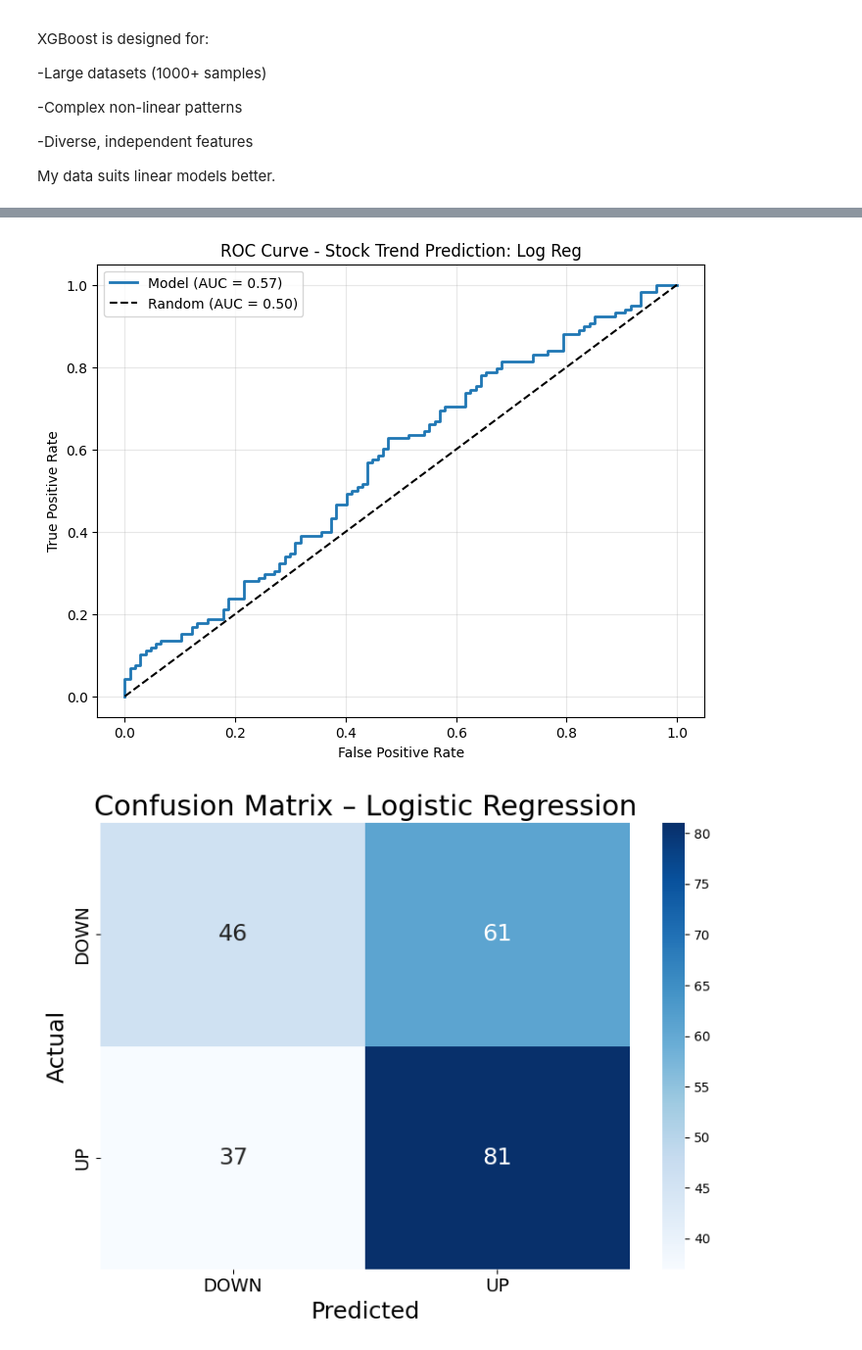
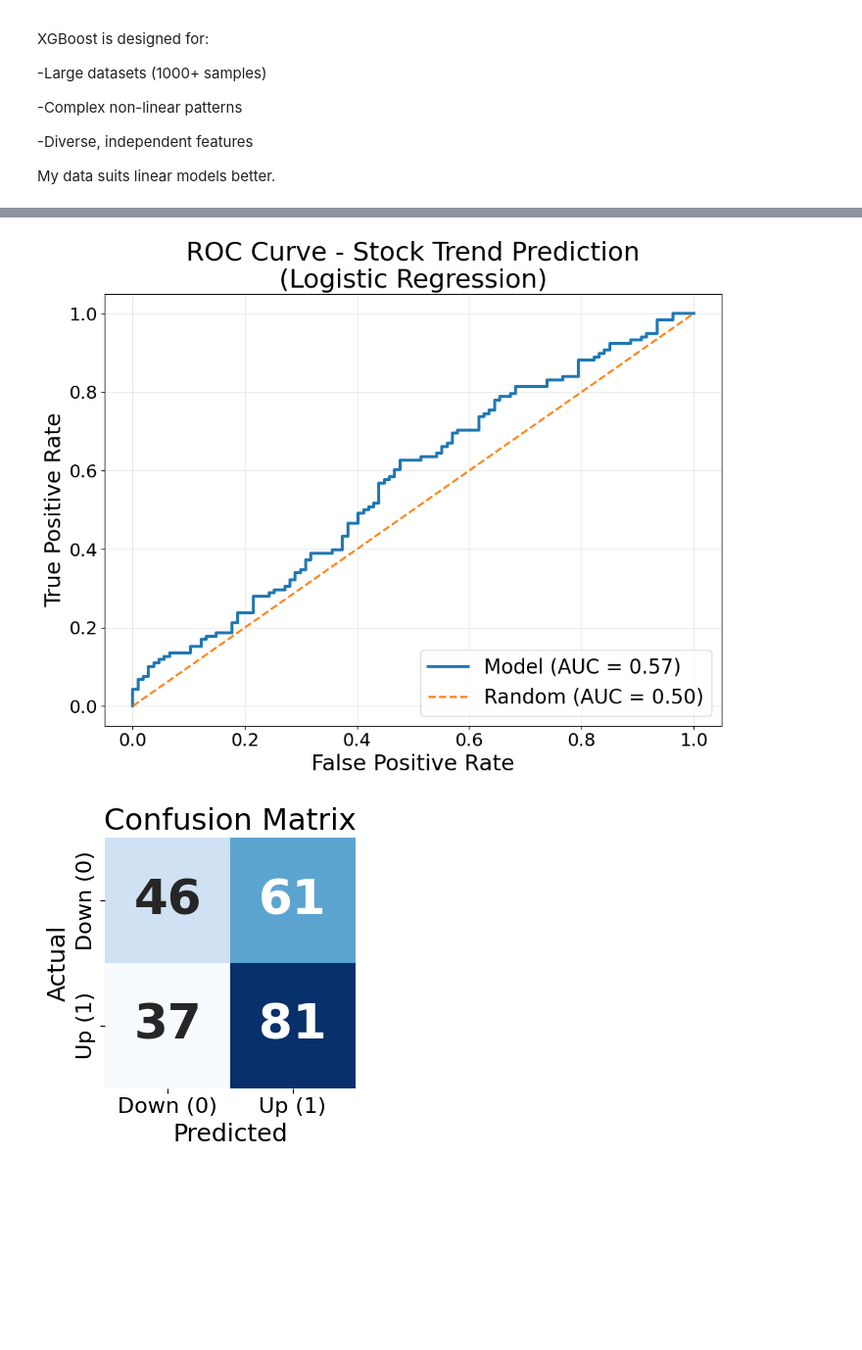
Before and after one commit to bgoodman90/Tesla_Stock_Prediction_Project, a Jupyter notebook: tesla_stock_prediction.ipynb, the cells around one changed output, grey strips where cells are left out. Shown at 98% size. Cells and saved outputs as stored; diff of their text form; code cells hidden in the pictures; blank space fills up the shorter version.

Commit message:
Updated files and created presentation.

```diff
--- a/tesla_stock_prediction.ipynb
+++ b/tesla_stock_prediction.ipynb
@@ -576,6 +576,18 @@ weighted avg       0.54      0.54      0.54       225
 # %%
 from sklearn.metrics import roc_curve, auc
 import matplotlib.pyplot as plt
+
+# -----------------------------
+# Global font scaling
+# -----------------------------
+plt.rcParams.update({
+    'font.size': 18,          # base font
+    'axes.titlesize': 26,     # title
+    'axes.labelsize': 22,     # axis labels
+    'xtick.labelsize': 18,    # x ticks
+    'ytick.labelsize': 18,    # y ticks
+    'legend.fontsize': 20     # legend
+})
 
 # Get predicted probabilities
 y_prob = clf.predict_proba(X_test_scaled)[:, 1]
@@ -584,52 +596,76 @@ y_prob = clf.predict_proba(X_test_scaled)[:, 1]
 fpr, tpr, thresholds = roc_curve(y_test, y_prob)
 roc_auc = auc(fpr, tpr)
 
+# -----------------------------
 # Plot
-plt.figure(figsize=(8, 6))
-plt.plot(fpr, tpr, label=f'Model (AUC = {roc_auc:.2f})', linewidth=2)
-plt.plot([0, 1], [0, 1], 'k--', label='Random (AUC = 0.50)')
+# -----------------------------
+plt.figure(figsize=(10, 8))  # larger canvas
+
+plt.plot(
+    fpr,
+    tpr,
+    linewidth=3,
+    label=f'Model (AUC = {roc_auc:.2f})'
+)
+
+plt.plot(
+    [0, 1],
+    [0, 1],
+    linestyle='--',
+    linewidth=2,
+    label='Random (AUC = 0.50)'
+)
+
 plt.xlabel('False Positive Rate')
 plt.ylabel('True Positive Rate')
-plt.title('ROC Curve - Stock Trend Prediction: Log Reg')
-plt.legend()
+plt.title('ROC Curve - Stock Trend Prediction\n(Logistic Regression)')
+
+plt.legend(loc='lower right')
 plt.grid(alpha=0.3)
+
+plt.tight_layout()
 plt.savefig('output_plots/roc_curve.png', dpi=300)
 plt.show()
 # %% [output]
-[figure, old version]
+[figure, new version]
 # %%
 import seaborn as sns
 import matplotlib.pyplot as plt
 from sklearn.metrics import confusion_matrix
 
 # Predictions
 y_pred = (y_prob > 0.5).astype(int)
 
-# Confusion matrix
+# Compute confusion matrix
 cm = confusion_matrix(y_test, y_pred)
 
-# Plot
-plt.figure(figsize=(8, 6))
+plt.figure(figsize=(5, 4))  # compact so boxes stay small
 
-sns.heatmap(
+ax = sns.heatmap(
     cm,
     annot=True,
     fmt='d',
     cmap='Blues',
-    xticklabels=['DOWN', 'UP'],
-    yticklabels=['DOWN', 'UP'],
-    annot_kws={"size": 18}
+    cbar=False,
+    square=True,  # keeps cells square
+    annot_kws={
+        "size": 36,        # large numbers
+        "weight": "bold"
+    }
 )
 
-plt.ylabel('Actual', fontsize=18)
-plt.xlabel('Predicted', fontsize=18)
-plt.title('Confusion Matrix – Logistic Regression', fontsize=22)
+# Clean axis labels
+ax.set_xlabel('Predicted', fontsize=18)
+ax.set_ylabel('Actual', fontsize=18)
 
-plt.xticks(fontsize=14)
-plt.yticks(fontsize=14)
+# Clear class labels for presentation
+ax.set_xticklabels(['Down (0)', 'Up (1)'], fontsize=16)
+ax.set_yticklabels(['Down (0)', 'Up (1)'], fontsize=16)
+
+plt.title('Confusion Matrix', fontsize=22)
 
 plt.tight_layout()
-plt.savefig('output_plots/confusion_matrix.png', dpi=300)
+plt.savefig('output_plots/confusion_matrix_counts.png', dpi=300)
 plt.show()
 # %% [output]
-[figure, old version]
+[figure, new version]
```
Also changed, not shown: parts of 6 cells of this notebook, 10 other files.
